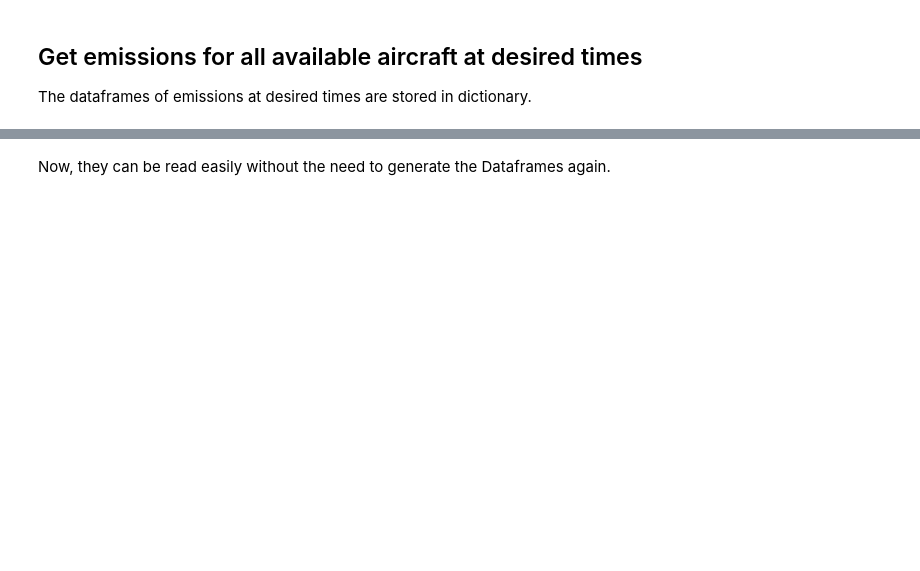
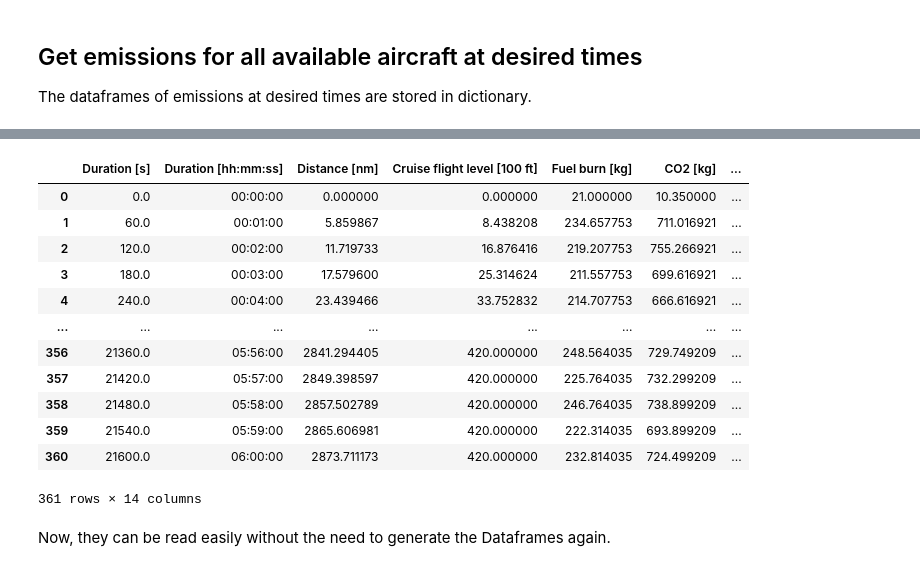
Before and after one commit to nikroeng/dash-manufacture-spc-dashboard, a Jupyter notebook: backend/BackendPrototype.ipynb, the cells around one changed output, grey strips where cells are left out. Cells and saved outputs as stored; diff of their text form; code cells hidden in the pictures; blank space fills up the shorter version.

Commit message:
Backend processing

```diff
--- a/backend/BackendPrototype.ipynb
+++ b/backend/BackendPrototype.ipynb
@@ -299,0 +242,24 @@ for aircraft_type in aircraft_types:
+# %%
+# Create time range between 0 and 6 hours of flight, with 1 minute intervals (1*60 seconds)
+desired_times = range(0, (6 * 60 * 60) + (1 * 60), (1 * 60))
+
+emissions_df_all_aircraft_comulative_dict = {}
+emissions_df_all_aircraft_non_comulative_dict = {}
+emissions_df_all_aircraft_non_comulative_no_noise_dict = {}
+
+for aircraft_type in aircraft_types:
+    output_emissions_at_times_df = Get_Emissions_At_Times(aircraft_type, desired_times)
+    emissions_non_comulative_df = Create_Non_Comulative_Emissions(output_emissions_at_times_df, noise_switch=True)
+    emissions_non_comulative_no_noise_df = Create_Non_Comulative_Emissions(output_emissions_at_times_df, noise_switch=False)
+
+    # Export non-comulative emissions to CSV files (to be visualized by Dashboard)
+    emissions_non_comulative_df.to_csv("model/backend-output/{}.csv".format(aircraft_type))
+    emissions_non_comulative_no_noise_df.to_csv("model/backend-output/{}_no_noise.csv".format(aircraft_type))
+
+    print("Processed aircraft:")
+    print(aircraft_type)
+
+    # Store comulative and non-comulative emissions for each aircraft in dictionary
+    emissions_df_all_aircraft_comulative_dict[aircraft_type] = output_emissions_at_times_df
+    emissions_df_all_aircraft_non_comulative_dict[aircraft_type] = emissions_non_comulative_df
+    emissions_df_all_aircraft_non_comulative_no_noise_dict[aircraft_type] = emissions_non_comulative_no_noise_df
@@ -300,3 +283,19 @@ for aircraft_type in aircraft_types:
+# %%
+emissions_at_times_df
+# %% [output]
+|  | Duration [s] | Duration [hh:mm:ss] | Distance [nm] | Cruise flight level [100 ft] | Fuel burn [kg] | CO2 [kg] | ... |
+| 0 | 0.0 | 00:00:00 | 0.000000 | 0.000000 | 21.000000 | 10.350000 | ... |
+| 1 | 60.0 | 00:01:00 | 5.859867 | 8.438208 | 234.657753 | 711.016921 | ... |
+| 2 | 120.0 | 00:02:00 | 11.719733 | 16.876416 | 219.207753 | 755.266921 | ... |
+| 3 | 180.0 | 00:03:00 | 17.579600 | 25.314624 | 211.557753 | 699.616921 | ... |
+| 4 | 240.0 | 00:04:00 | 23.439466 | 33.752832 | 214.707753 | 666.616921 | ... |
+| ... | ... | ... | ... | ... | ... | ... | ... |
+| 356 | 21360.0 | 05:56:00 | 2841.294405 | 420.000000 | 248.564035 | 729.749209 | ... |
+| 357 | 21420.0 | 05:57:00 | 2849.398597 | 420.000000 | 225.764035 | 732.299209 | ... |
+| 358 | 21480.0 | 05:58:00 | 2857.502789 | 420.000000 | 246.764035 | 738.899209 | ... |
+| 359 | 21540.0 | 05:59:00 | 2865.606981 | 420.000000 | 222.314035 | 693.899209 | ... |
+| 360 | 21600.0 | 06:00:00 | 2873.711173 | 420.000000 | 232.814035 | 724.499209 | ... |
+361 rows × 14 columns
 # %% [markdown]
 Now, they can be read easily without the need to generate the Dataframes again.
 # %%
```
Also changed, not shown: parts of 17 cells of this notebook, 21 other files.
